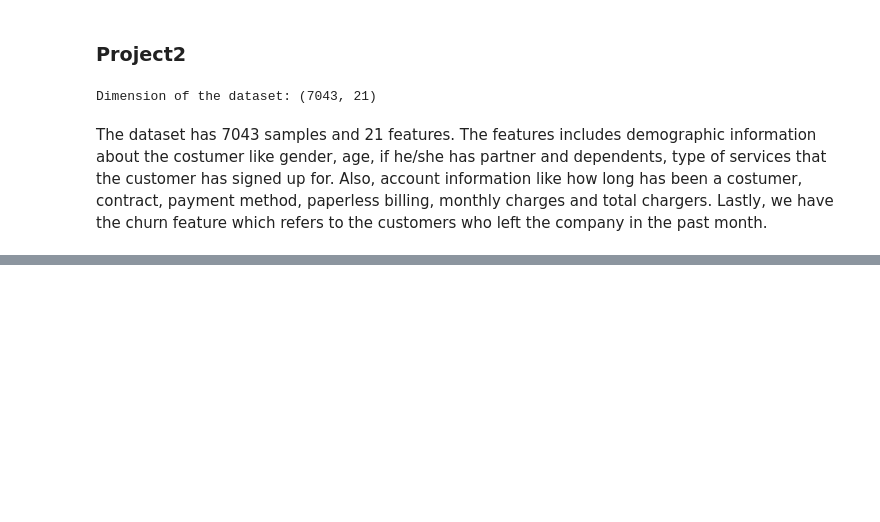
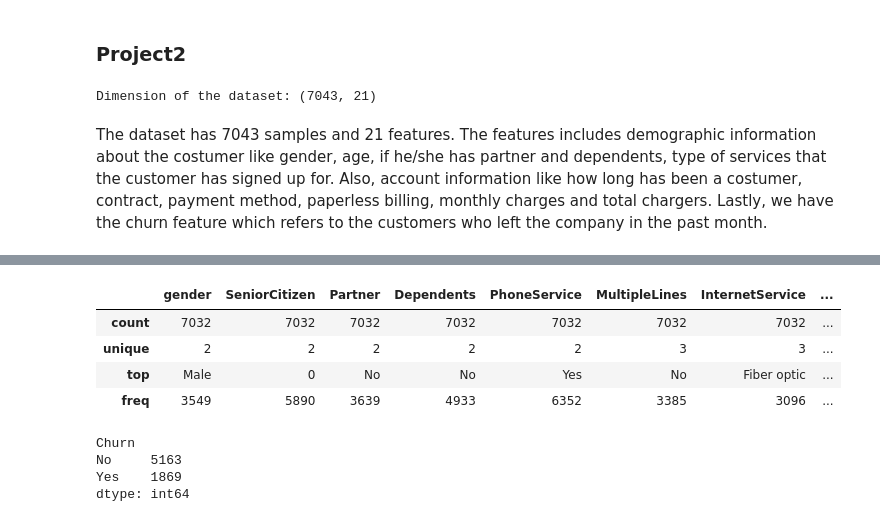
Before and after one commit to Klainti/Machine-Learning, a Jupyter notebook: project2/project2.ipynb, the cells around one changed output, grey strips where cells are left out. Saved outputs shown, nothing was run; the diff lists cells and outputs as text; code cells hidden in the pictures; blank space fills up the shorter version.

```diff
--- a/project2/project2.ipynb
+++ b/project2/project2.ipynb
@@ -30,0 +67,15 @@ The dataset has 7043 samples and 21 features. The features includes demographic
+# %%
+non_numeric.describe()
+# %% [output]
+|  | gender | SeniorCitizen | Partner | Dependents | PhoneService | MultipleLines | InternetService | ... |
+| count | 7032 | 7032 | 7032 | 7032 | 7032 | 7032 | 7032 | ... |
+| unique | 2 | 2 | 2 | 2 | 2 | 3 | 3 | ... |
+| top | Male | 0 | No | No | Yes | No | Fiber optic | ... |
+| freq | 3549 | 5890 | 3639 | 4933 | 6352 | 3385 | 3096 | ... |
+# %%
+data.groupby('Churn').size()
+# %% [output]
+Churn
+No     5163
+Yes    1869
+dtype: int64
```
Also changed, not shown: parts of 13 cells of this notebook.
